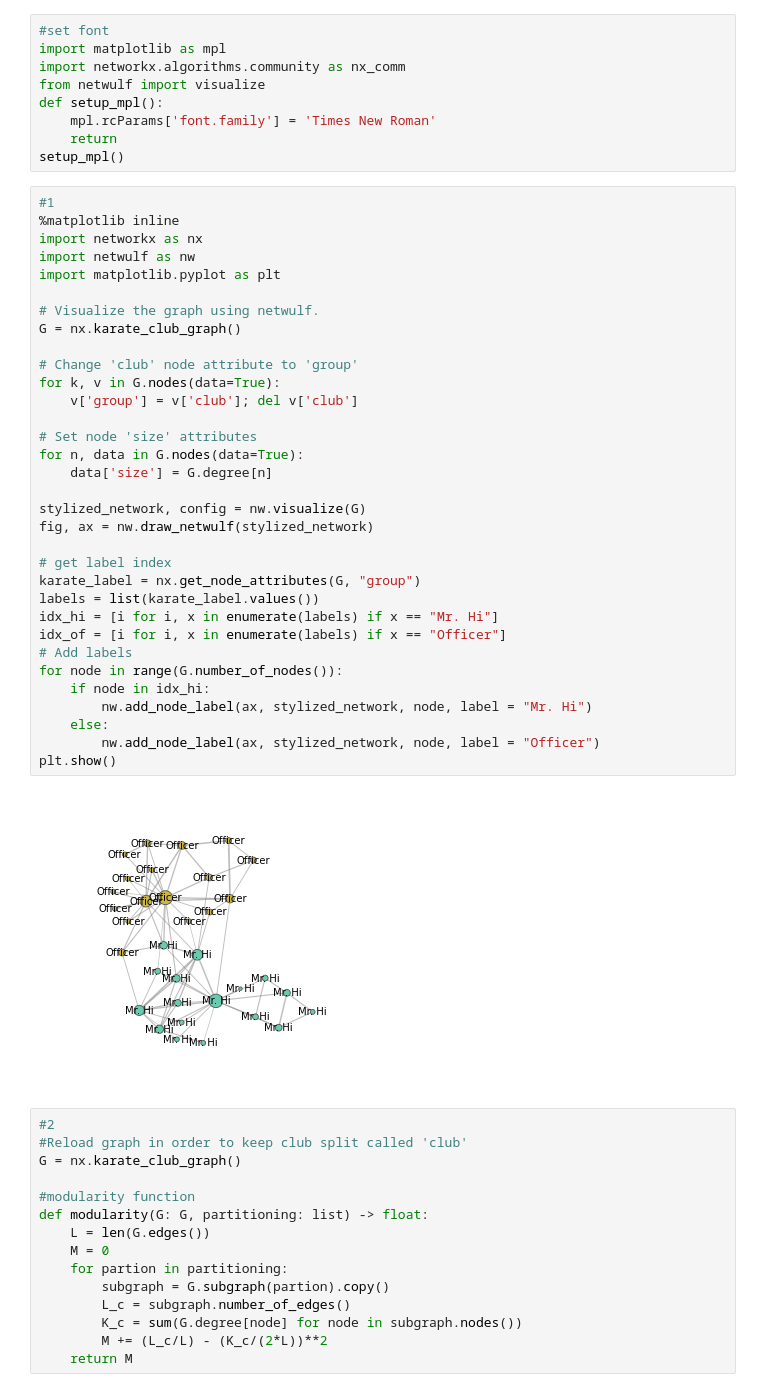
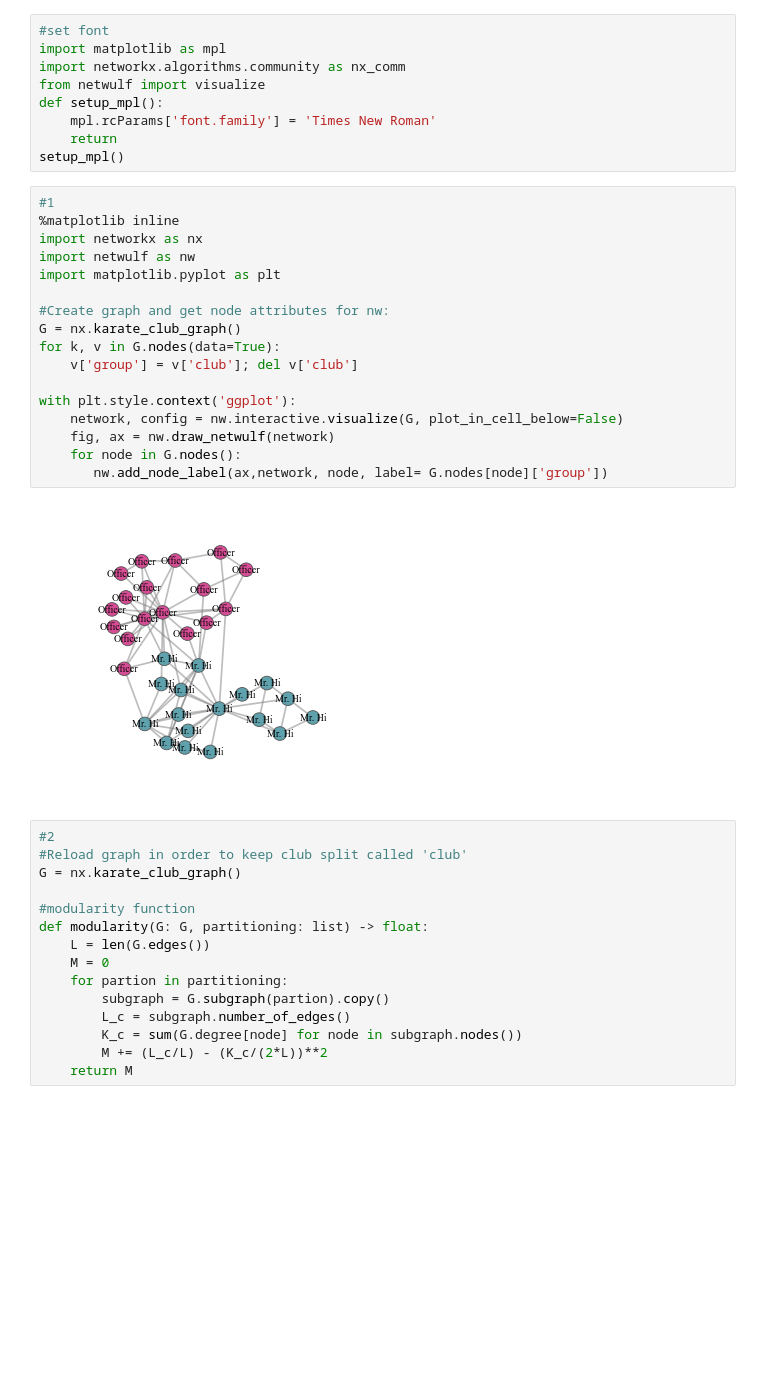
Before and after one commit to DanielHolmelund/Computational-Social-Science-02467, a Jupyter notebook: Assignment 2.ipynb, the cells around one changed output. Saved outputs shown, nothing was run; the diff lists cells and outputs as text; blank space fills up the shorter version.

```diff
--- a/Assignment 2.ipynb
+++ b/Assignment 2.ipynb
@@ -477,41 +477,25 @@ def setup_mpl():
     mpl.rcParams['font.family'] = 'Times New Roman'
     return
 setup_mpl()
-# %%
-#1
-%matplotlib inline
-import networkx as nx
-import netwulf as nw
-import matplotlib.pyplot as plt
-
-# Visualize the graph using netwulf.
-G = nx.karate_club_graph()
-
-# Change 'club' node attribute to 'group'
-for k, v in G.nodes(data=True):
-    v['group'] = v['club']; del v['club']
-
-# Set node 'size' attributes
-for n, data in G.nodes(data=True):
-    data['size'] = G.degree[n]
-
-stylized_network, config = nw.visualize(G)
-fig, ax = nw.draw_netwulf(stylized_network)
-
-# get label index
-karate_label = nx.get_node_attributes(G, "group")
-labels = list(karate_label.values())
-idx_hi = [i for i, x in enumerate(labels) if x == "Mr. Hi"]
-idx_of = [i for i, x in enumerate(labels) if x == "Officer"]
-# Add labels
-for node in range(G.number_of_nodes()):
-    if node in idx_hi:
-        nw.add_node_label(ax, stylized_network, node, label = "Mr. Hi")
-    else:
-        nw.add_node_label(ax, stylized_network, node, label = "Officer")
-plt.show()
-# %% [output]
-[figure, removed]
+# %%
+#1
+%matplotlib inline
+import networkx as nx
+import netwulf as nw
+import matplotlib.pyplot as plt
+
+#Create graph and get node attributes for nw:
+G = nx.karate_club_graph()
+for k, v in G.nodes(data=True):
+    v['group'] = v['club']; del v['club']
+
+with plt.style.context('ggplot'):
+    network, config = nw.interactive.visualize(G, plot_in_cell_below=False)
+    fig, ax = nw.draw_netwulf(network)
+    for node in G.nodes():
+       nw.add_node_label(ax,network, node, label= G.nodes[node]['group'])
+# %% [output]
+[figure, added]
 # %%
 #2
 #Reload graph in order to keep club split called 'club'
```
Also changed, not shown: parts of 46 cells of this notebook.
